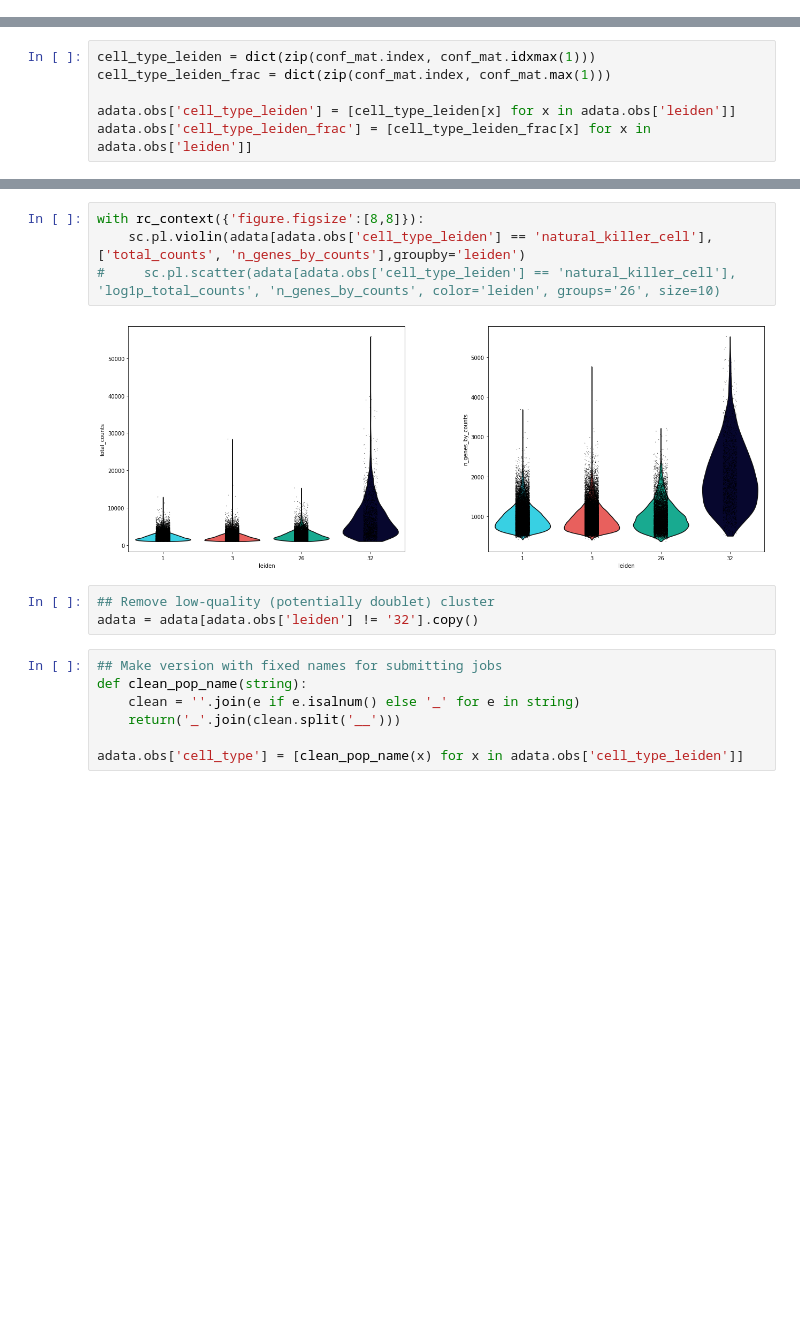
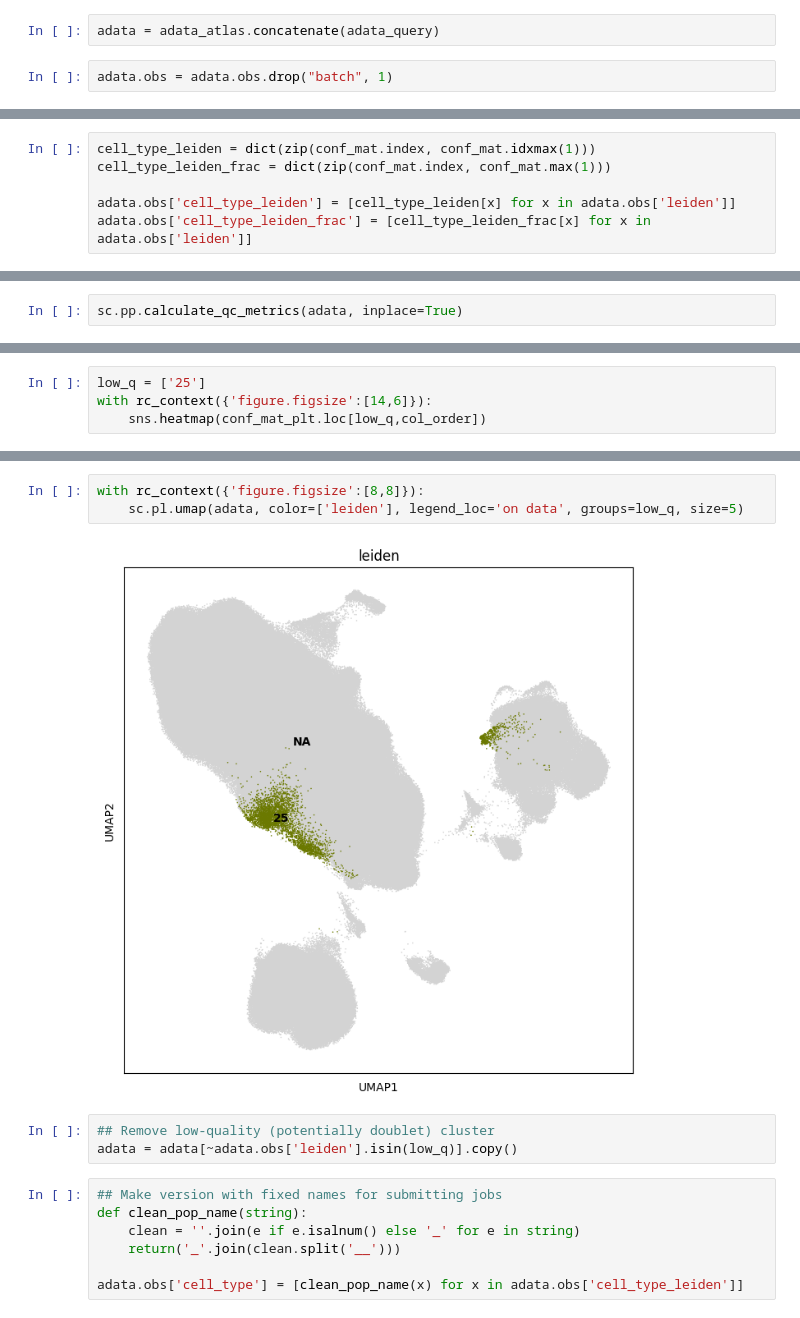
Before and after one commit to MarioniLab/oor_design_reproducibility, a Jupyter notebook: src/1_PBMC_data_preprocessing/PBMC_subsample_query.ipynb, the cells around one changed output, grey strips where cells are left out. Saved outputs shown, nothing was run; the diff lists cells and outputs as text; blank space fills up the shorter version.

```diff
--- a/src/1_PBMC_data_preprocessing/PBMC_subsample_query.ipynb
+++ b/src/1_PBMC_data_preprocessing/PBMC_subsample_query.ipynb
@@ -67,0 +119,4 @@ ad
+# %%
+adata = adata_atlas.concatenate(adata_query)
+# %%
+adata.obs = adata.obs.drop("batch", 1)
@@ -105,3 +173,5 @@ with rc_context({'figure.figsize':[14,8]}):
+# %%
+sc.pp.calculate_qc_metrics(adata, inplace=True)
 # %%
 with rc_context({'figure.figsize':[14,8]}):
     sc.pl.violin(adata, ['total_counts', 'n_genes_by_counts'],groupby='leiden')
@@ -109,0 +180,4 @@ with rc_context({'figure.figsize':[14,8]}):
+# %%
+low_q = ['25']
+with rc_context({'figure.figsize':[14,6]}):
+    sns.heatmap(conf_mat_plt.loc[low_q,col_order])
@@ -110,12 +186,11 @@ with rc_context({'figure.figsize':[14,8]}):
 # %%
 with rc_context({'figure.figsize':[8,8]}):
-    sc.pl.violin(adata[adata.obs['cell_type_leiden'] == 'natural_killer_cell'], ['total_counts', 'n_genes_by_counts'],groupby='leiden')
-#     sc.pl.scatter(adata[adata.obs['cell_type_leiden'] == 'natural_killer_cell'], 'log1p_total_counts', 'n_genes_by_counts', color='leiden', groups='26', size=10)
+    sc.pl.umap(adata, color=['leiden'], legend_loc='on data', groups=low_q, size=5)
 # %% [output]
-[figure, old version]
+[figure, new version]
 # %%
 ## Remove low-quality (potentially doublet) cluster
-adata = adata[adata.obs['leiden'] != '32'].copy()
+adata = adata[~adata.obs['leiden'].isin(low_q)].copy()
 # %%
 ## Make version with fixed names for submitting jobs
 def clean_pop_name(string):
```
Also changed, not shown: parts of 38 cells of this notebook.
